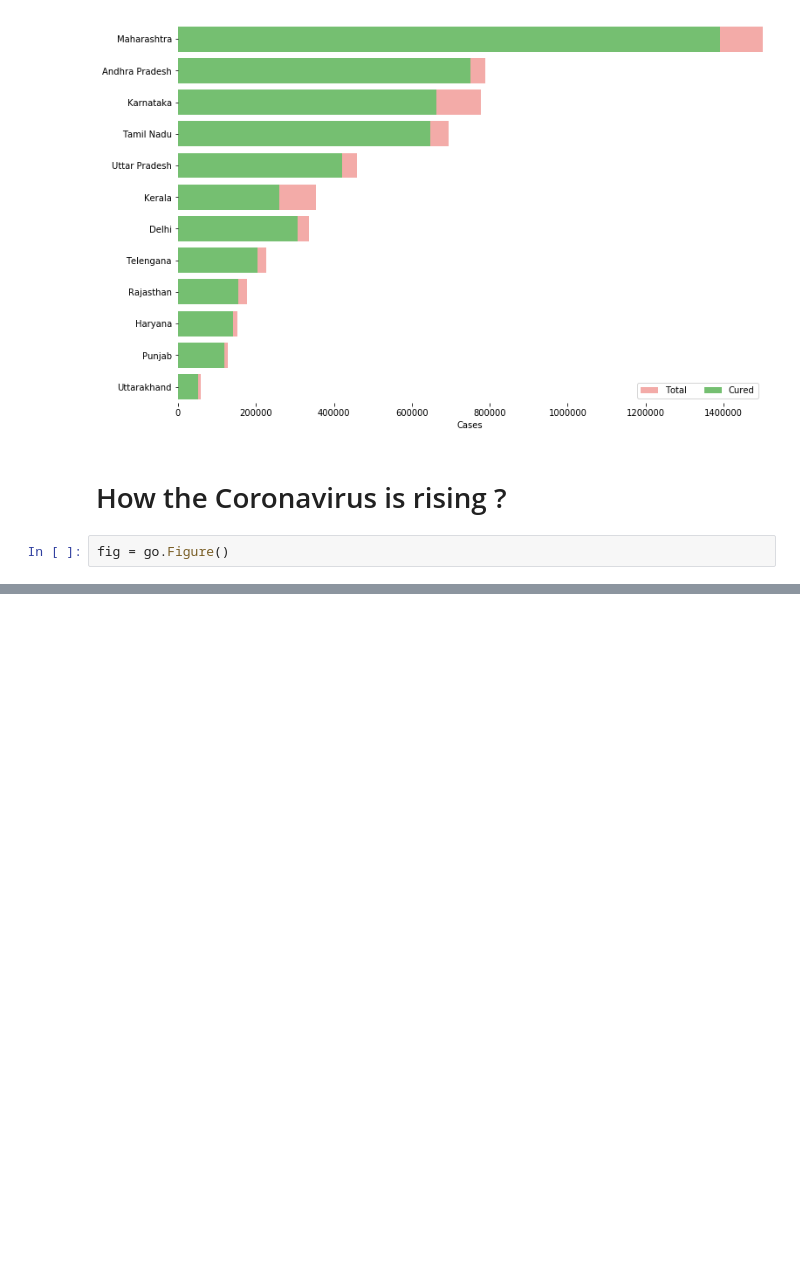
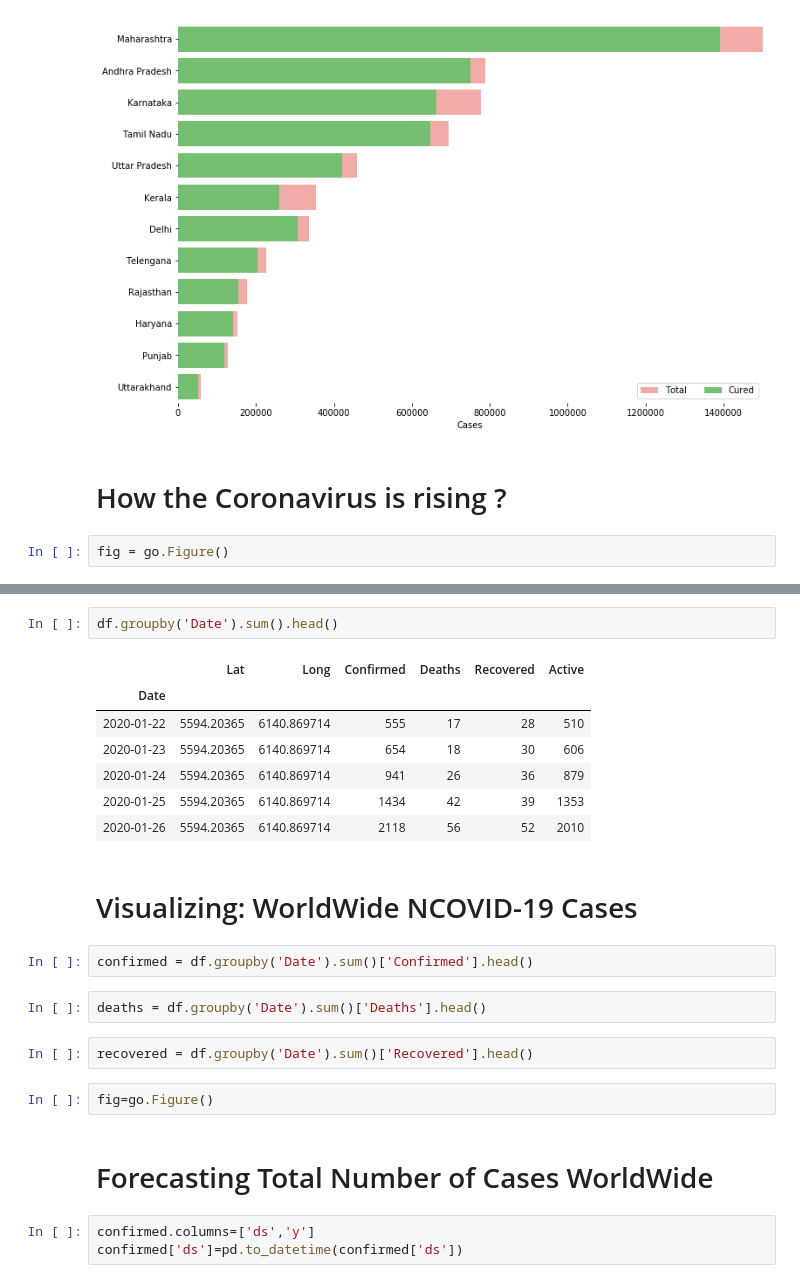
Before and after one commit to sauravchaudharysc/COVID-19_OutBreak, a Jupyter notebook: COVID-19 OUTBREAK.ipynb, the cells around one changed output, grey strips where cells are left out. Saved outputs shown, nothing was run; the diff lists cells and outputs as text; blank space fills up the shorter version.

```diff
--- a/COVID-19 OUTBREAK.ipynb
+++ b/COVID-19 OUTBREAK.ipynb
@@ -234,0 +310,25 @@ fig.show()
+# %%
+df.groupby('Date').sum().head()
+# %% [output]
+|  | Lat | Long | Confirmed | Deaths | Recovered | Active |
+| Date |  |  |  |  |  |  |
+| 2020-01-22 | 5594.20365 | 6140.869714 | 555 | 17 | 28 | 510 |
+| 2020-01-23 | 5594.20365 | 6140.869714 | 654 | 18 | 30 | 606 |
+| 2020-01-24 | 5594.20365 | 6140.869714 | 941 | 26 | 36 | 879 |
+| 2020-01-25 | 5594.20365 | 6140.869714 | 1434 | 42 | 39 | 1353 |
+| 2020-01-26 | 5594.20365 | 6140.869714 | 2118 | 56 | 52 | 2010 |
+# %% [markdown]
+# Visualizing: WorldWide NCOVID-19 Cases
+# %%
+confirmed = df.groupby('Date').sum()['Confirmed'].head()
+# %%
+deaths = df.groupby('Date').sum()['Deaths'].head()
+# %%
+recovered = df.groupby('Date').sum()['Recovered'].head()
+# %%
+fig=go.Figure()
+# %% [markdown]
+# Forecasting Total Number of Cases WorldWide
+# %%
+confirmed.columns=['ds','y']
+confirmed['ds']=pd.to_datetime(confirmed['ds'])
```
Also changed, not shown: parts of 19 cells of this notebook, 4 other files.
